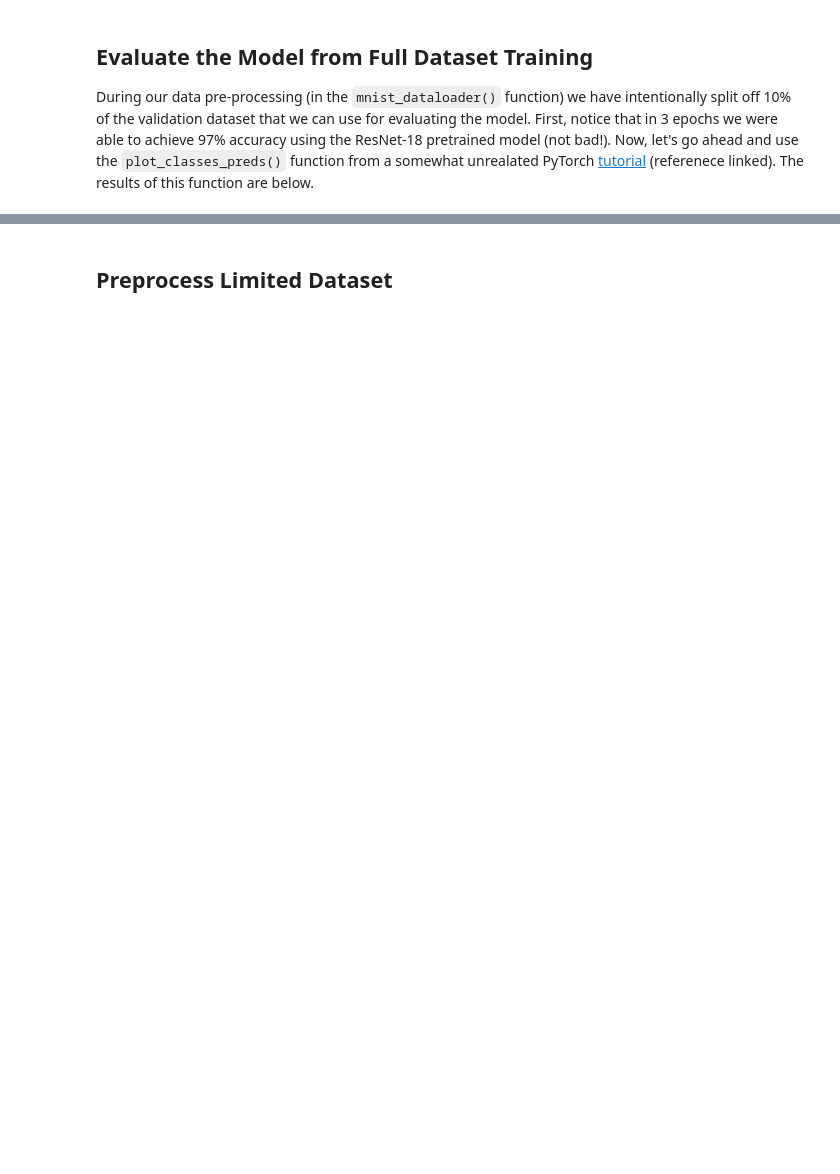
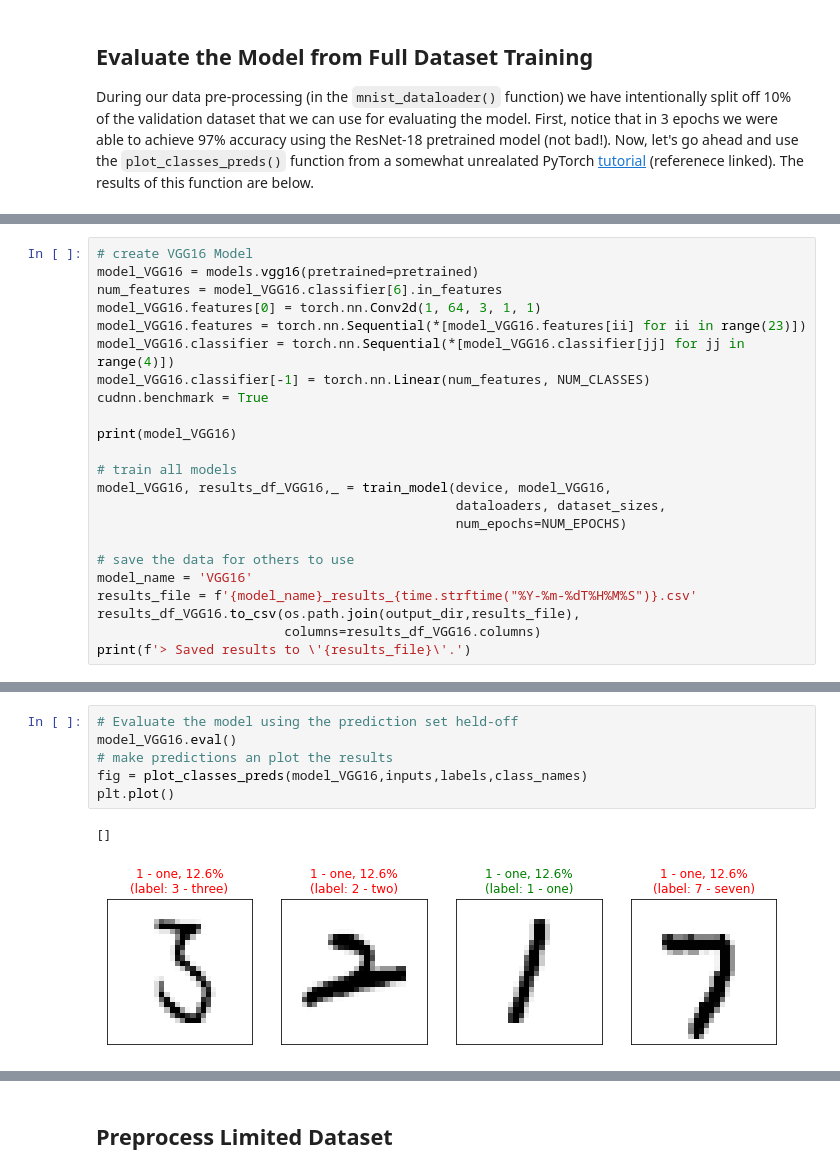
Before and after one commit to christnp/e6998-project, a Jupyter notebook: src/baseline/baseline.ipynb, the cells around one changed output, grey strips where cells are left out. Cells and saved outputs as stored; diff of their text form; blank space fills up the shorter version.

```diff
--- a/src/baseline/baseline.ipynb
+++ b/src/baseline/baseline.ipynb
@@ -177,0 +244,23 @@ tensor([5, 0, 4, 1, 3, 4, 1, 8, 1, 0, 8, 1, 5, 8, 8, 4, 8, 1, 1, 0, 4, 9, 7, 7,
+# %%
+# create VGG16 Model
+model_VGG16 = models.vgg16(pretrained=pretrained)
+num_features = model_VGG16.classifier[6].in_features
+model_VGG16.features[0] = torch.nn.Conv2d(1, 64, 3, 1, 1)
+model_VGG16.features = torch.nn.Sequential(*[model_VGG16.features[ii] for ii in range(23)])
+model_VGG16.classifier = torch.nn.Sequential(*[model_VGG16.classifier[jj] for jj in range(4)])
+model_VGG16.classifier[-1] = torch.nn.Linear(num_features, NUM_CLASSES)
+cudnn.benchmark = True
+
+print(model_VGG16)
+
+# train all models
+model_VGG16, results_df_VGG16,_ = train_model(device, model_VGG16,
+                                              dataloaders, dataset_sizes,
+                                              num_epochs=NUM_EPOCHS)
+
+# save the data for others to use
+model_name = 'VGG16'
+results_file = f'{model_name}_results_{time.strftime("%Y-%m-%dT%H%M%S")}.csv'
+results_df_VGG16.to_csv(os.path.join(output_dir,results_file),
+                        columns=results_df_VGG16.columns)
+print(f'> Saved results to \'{results_file}\'.')
@@ -177,0 +342,9 @@ tensor([5, 0, 4, 1, 3, 4, 1, 8, 1, 0, 8, 1, 5, 8, 8, 4, 8, 1, 1, 0, 4, 9, 7, 7,
+# %%
+# Evaluate the model using the prediction set held-off
+model_VGG16.eval()
+# make predictions an plot the results
+fig = plot_classes_preds(model_VGG16,inputs,labels,class_names)
+plt.plot()
+# %% [output]
+[]
+[figure, added]
```
Also changed, not shown: parts of 24 cells of this notebook, 38 other files.
